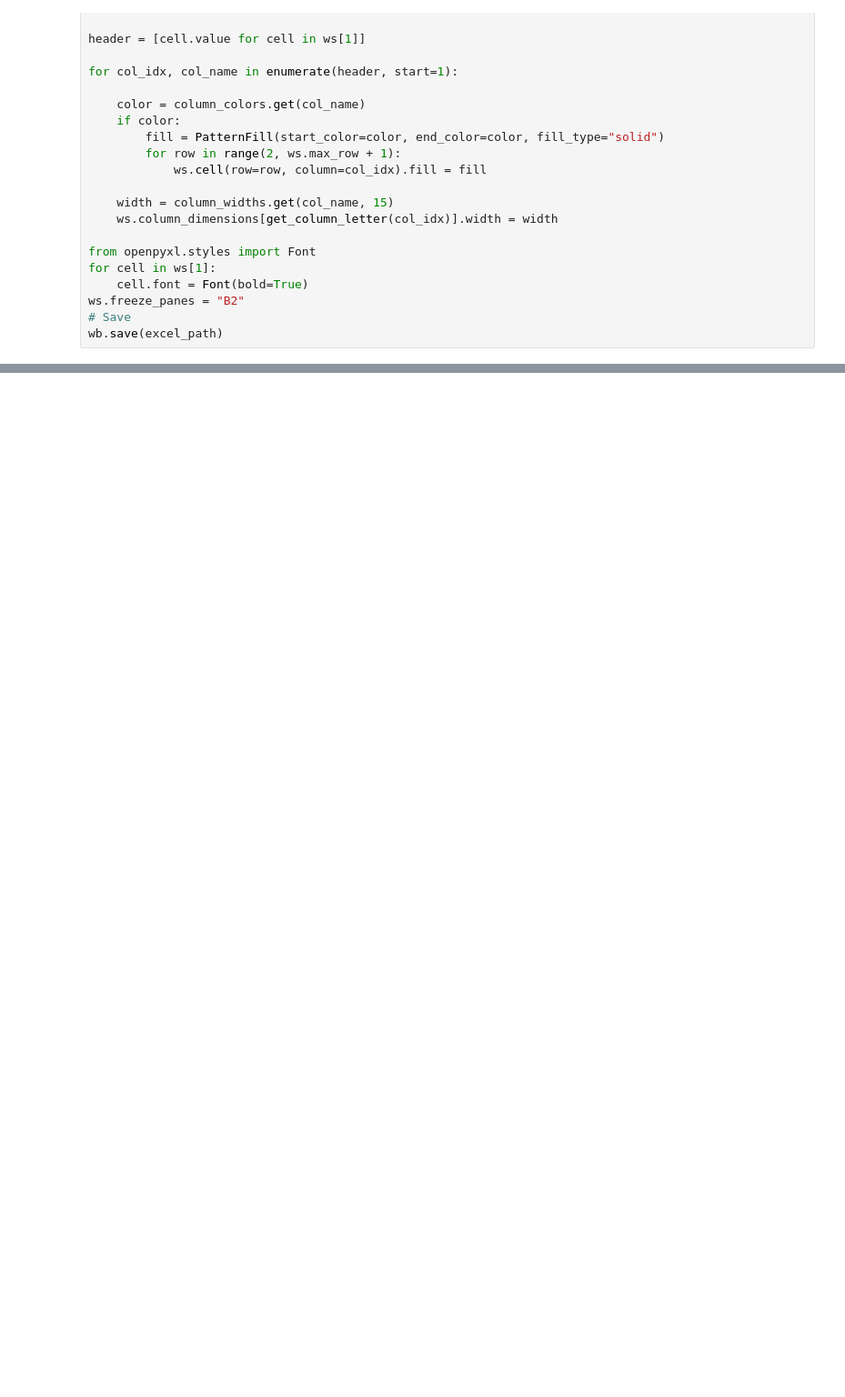
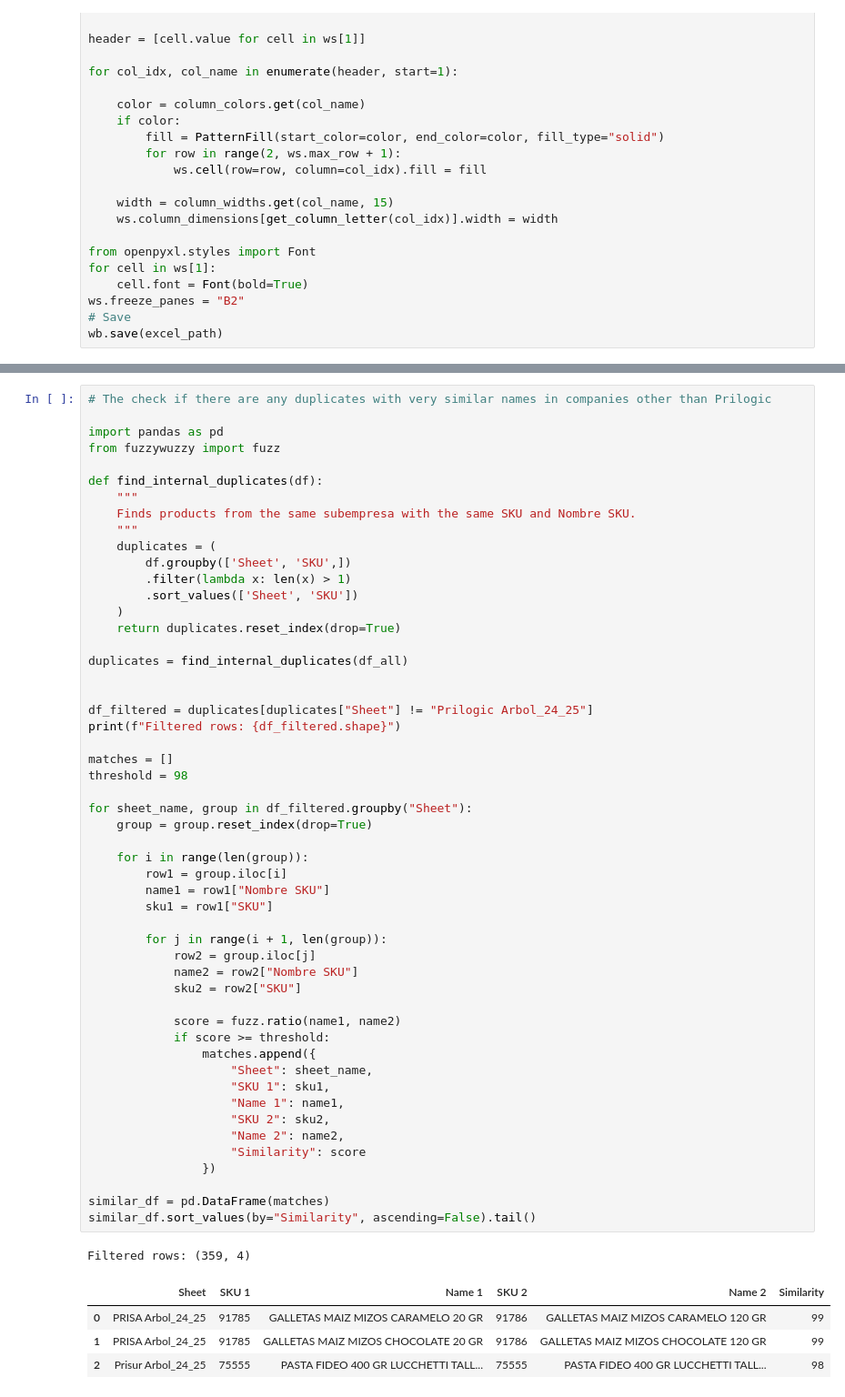
Before and after one commit to KabeliDev/prisa-eda, a Jupyter notebook: results.ipynb, the cells around one changed output, grey strips where cells are left out. Shown: that part at 91% size. Drawn from its saved outputs; the diff is of its cells as text; blank space fills up the shorter version.

Commit message:
check duplicates

```diff
--- a/results.ipynb
+++ b/results.ipynb
@@ -469,3 +478,61 @@ exact_matches.loc[exact_matches["SKU 1"] == 41058]
 # %% [output]
 |  | Marca | Nombre SKU 1 | SKU 1 | Sheet 1 | Nombre SKU 2 | SKU 2 | Sheet 2 | Similarity |
 | 204 | GOURMET | SALSA DE SOYA 165 CC GOURMET | 41058 | Surtiventas Arbol_24_25 | SALSA DE SOYA 165 CC GOURMET | 41058 | Prisur Arbol_24_25 | 100 |
+# %%
+# The check if there are any duplicates with very similar names in companies other than Prilogic
+
+import pandas as pd
+from fuzzywuzzy import fuzz
+
+def find_internal_duplicates(df):
+    """
+    Finds products from the same subempresa with the same SKU and Nombre SKU.
+    """
+    duplicates = (
+        df.groupby(['Sheet', 'SKU',])
+        .filter(lambda x: len(x) > 1)
+        .sort_values(['Sheet', 'SKU'])
+    )
+    return duplicates.reset_index(drop=True)
+
+duplicates = find_internal_duplicates(df_all)
+
+
+df_filtered = duplicates[duplicates["Sheet"] != "Prilogic Arbol_24_25"]
+print(f"Filtered rows: {df_filtered.shape}")
+
+matches = []
+threshold = 98
+
+for sheet_name, group in df_filtered.groupby("Sheet"):
+    group = group.reset_index(drop=True)
+
+    for i in range(len(group)):
+        row1 = group.iloc[i]
+        name1 = row1["Nombre SKU"]
+        sku1 = row1["SKU"]
+
+        for j in range(i + 1, len(group)):
+            row2 = group.iloc[j]
+            name2 = row2["Nombre SKU"]
+            sku2 = row2["SKU"]
+
+            score = fuzz.ratio(name1, name2)
+            if score >= threshold:
+                matches.append({
+                    "Sheet": sheet_name,
+                    "SKU 1": sku1,
+                    "Name 1": name1,
+                    "SKU 2": sku2,
+                    "Name 2": name2,
+                    "Similarity": score
+                })
+
+similar_df = pd.DataFrame(matches)
+similar_df.sort_values(by="Similarity", ascending=False).tail()
+# %% [output]
+Filtered rows: (359, 4)
+|  | Sheet | SKU 1 | Name 1 | SKU 2 | Name 2 | Similarity |
+| 0 | PRISA Arbol_24_25 | 91785 | GALLETAS MAIZ MIZOS CARAMELO 20 GR | 91786 | GALLETAS MAIZ MIZOS CARAMELO 120 GR | 99 |
+| 1 | PRISA Arbol_24_25 | 91785 | GALLETAS MAIZ MIZOS CHOCOLATE 20 GR | 91786 | GALLETAS MAIZ MIZOS CHOCOLATE 120 GR | 99 |
+| 2 | Prisur Arbol_24_25 | 75555 | PASTA FIDEO 400 GR LUCCHETTI TALL... | 75555 | PASTA FIDEO 400 GR LUCCHETTI TALL... | 98 |
```
Also changed, not shown: parts of 2 cells of this notebook, 1 other file.
